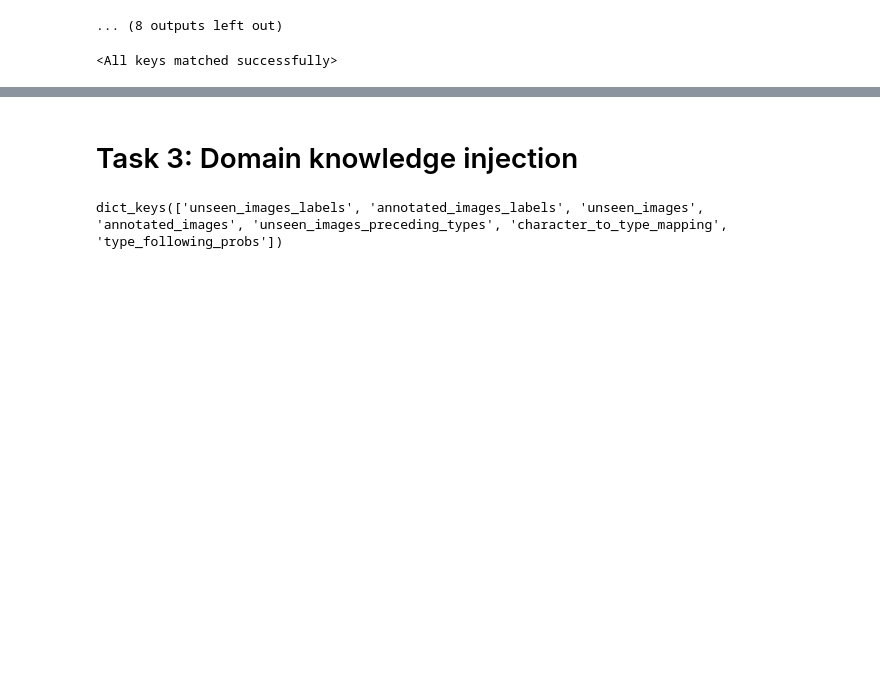
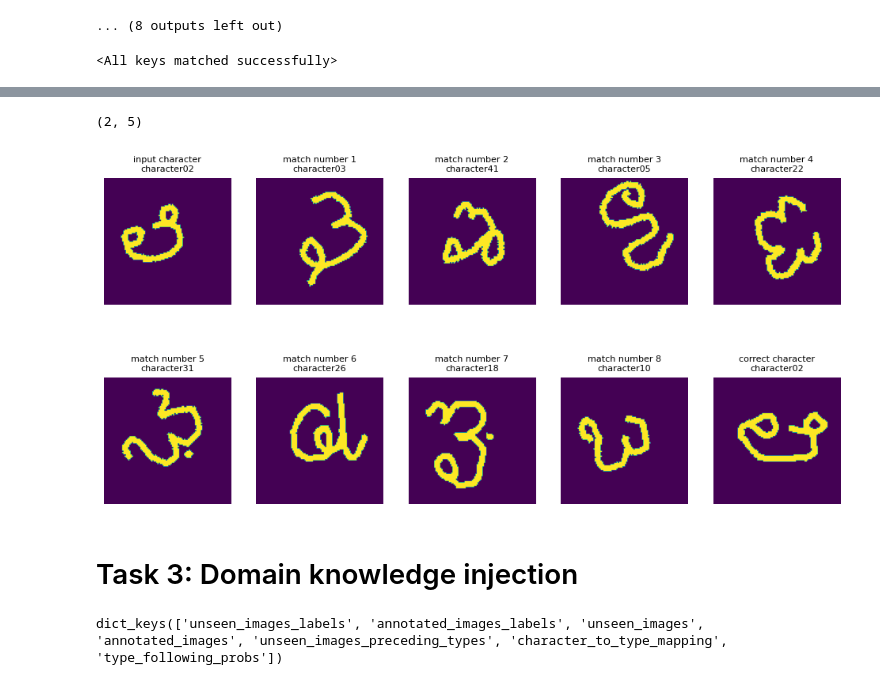
Before and after one commit to CPieter/2AMM10-Assignments, a Jupyter notebook: A1.ipynb, the cells around one changed output, grey strips where cells are left out. Cells and saved outputs as stored; diff of their text form; code cells hidden in the pictures; blank space fills up the shorter version.

```diff
--- a/A1.ipynb
+++ b/A1.ipynb
@@ -929,3 +1036,8 @@ total accuracy (using model 2): 0.7779
+# %%
+display_topk(model2, data_dict_test_task2, DATA_TRANSFORM_TASK2, 8)
+# %% [output]
+(2, 5)
+[figure, added]
 # %% [markdown]
 # Task 3: Domain knowledge injection
 # %%
```
Also changed, not shown: parts of 12 cells of this notebook.
